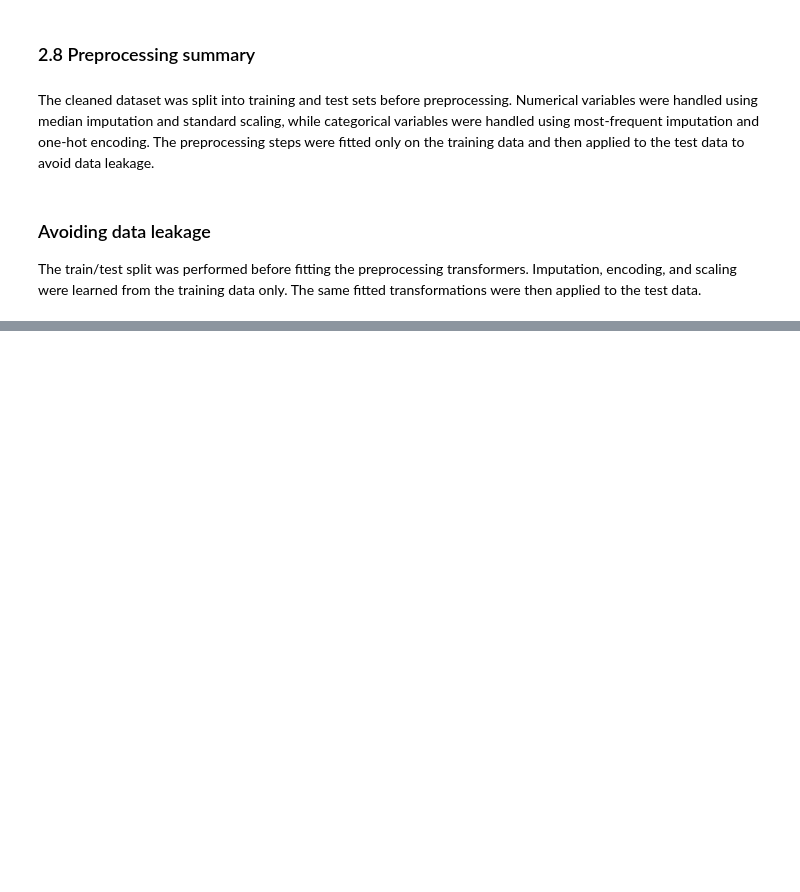
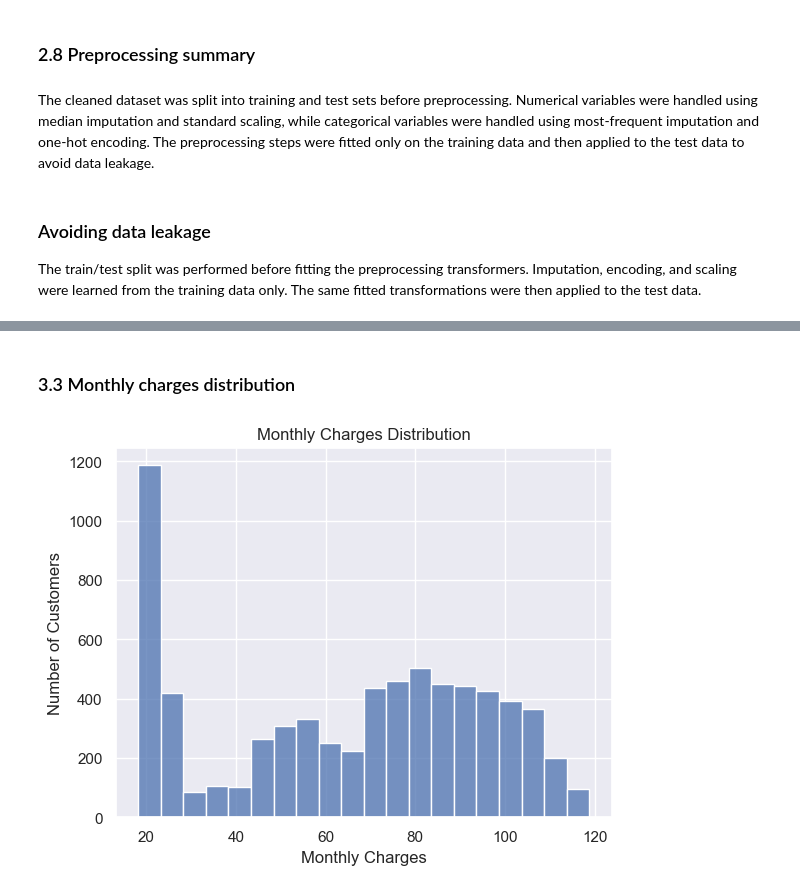
Before and after one commit to francisparwez/telco-customer-churn, a Jupyter notebook: Telco_Churn.ipynb, the cells around one changed output, grey strips where cells are left out. Saved outputs shown, nothing was run; the diff lists cells and outputs as text; code cells hidden in the pictures; blank space fills up the shorter version.

```diff
--- a/Telco_Churn.ipynb
+++ b/Telco_Churn.ipynb
@@ -505,0 +573,11 @@ The train/test split was performed before fitting the preprocessing transformers
+# %% [markdown]
+### 3.3 Monthly charges distribution
+# %%
+sns.histplot(data=df_clean, x="MonthlyCharges", bins=20)
+plt.title("Monthly Charges Distribution")
+plt.xlabel("Monthly Charges")
+plt.ylabel("Number of Customers")
+plt.savefig("images/3_monthly_charges.png", dpi=300, bbox_inches="tight")
+plt.show()
+# %% [output]
+[figure, added]
```
Also changed, not shown: parts of 44 cells of this notebook, 14 other files.
